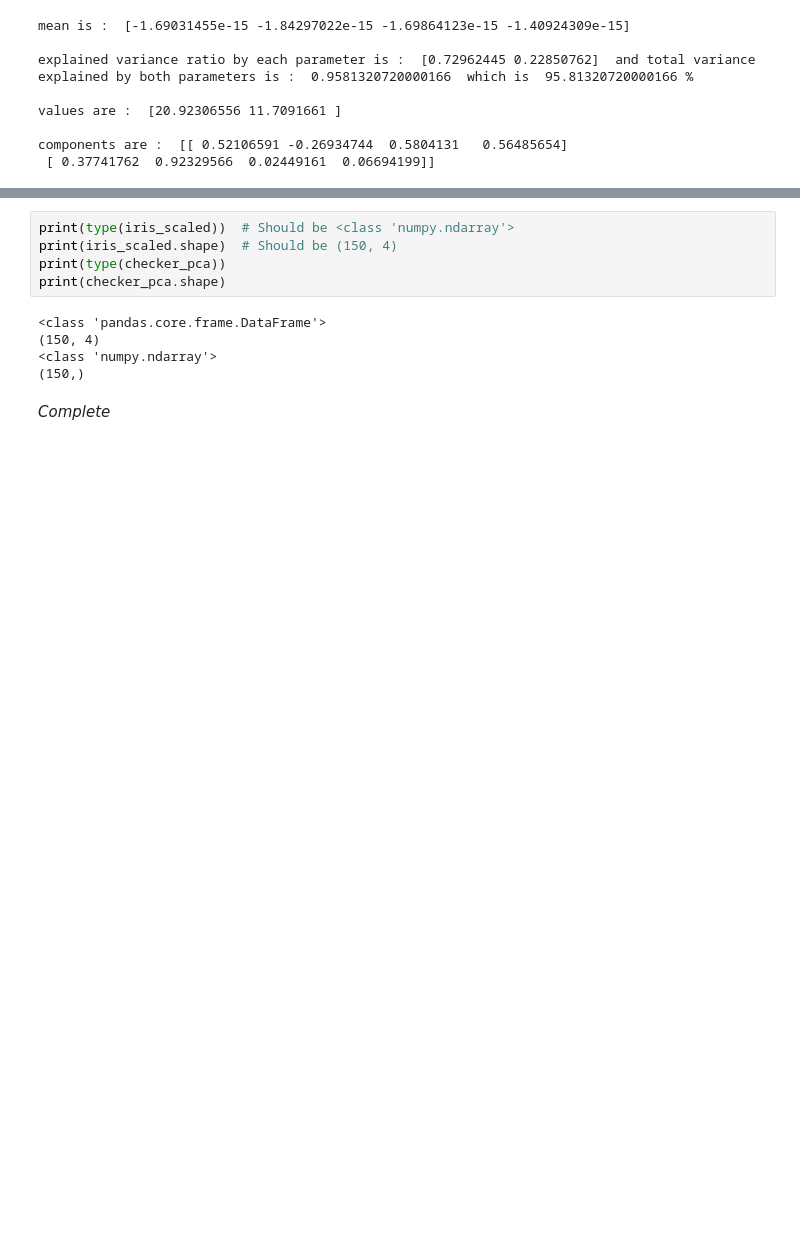
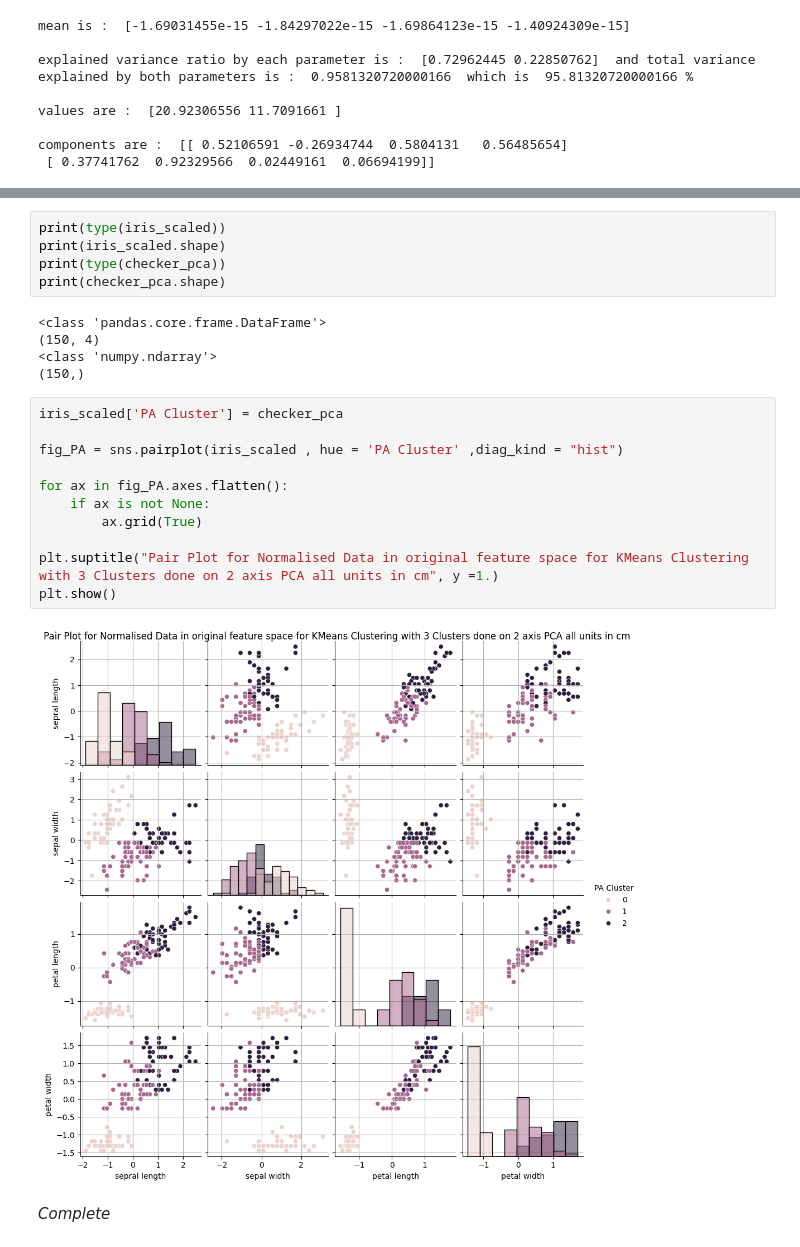
Before and after one commit to ASTR154/clustering, a Jupyter notebook: clustering.ipynb, the cells around one changed output, grey strips where cells are left out. Saved outputs shown, nothing was run; the diff lists cells and outputs as text; blank space fills up the shorter version.

```diff
--- a/clustering.ipynb
+++ b/clustering.ipynb
@@ -269,6 +269,6 @@ plt.show()
 # %%
-print(type(iris_scaled))  # Should be <class 'numpy.ndarray'>
-print(iris_scaled.shape)  # Should be (150, 4)
+print(type(iris_scaled))
+print(iris_scaled.shape)
 print(type(checker_pca))
 print(checker_pca.shape)
 # %% [output]
@@ -276,6 +276,19 @@ print(checker_pca.shape)
 (150, 4)
 <class 'numpy.ndarray'>
 (150,)
+# %%
+iris_scaled['PA Cluster'] = checker_pca
+
+fig_PA = sns.pairplot(iris_scaled , hue = 'PA Cluster' ,diag_kind = "hist")
+
+for ax in fig_PA.axes.flatten():
+    if ax is not None:
+        ax.grid(True)
+
+plt.suptitle("Pair Plot for Normalised Data in original feature space for KMeans Clustering with 3 Clusters done on 2 axis PCA all units in cm", y =1.)
+plt.show()
+# %% [output]
+[figure, added]
 # %% [markdown]
 *Complete*
 # %% [markdown]
```
Also changed, not shown: parts of 14 cells of this notebook.
